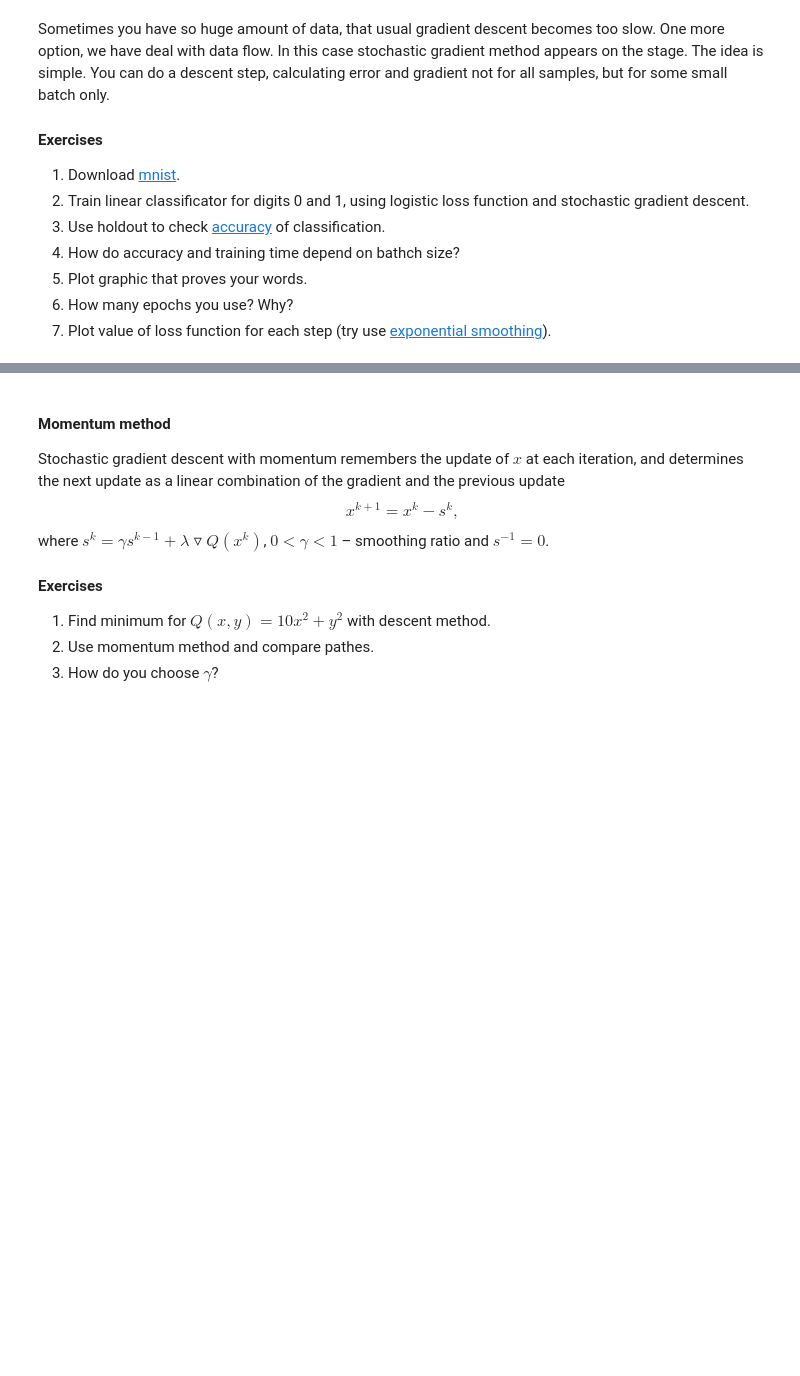
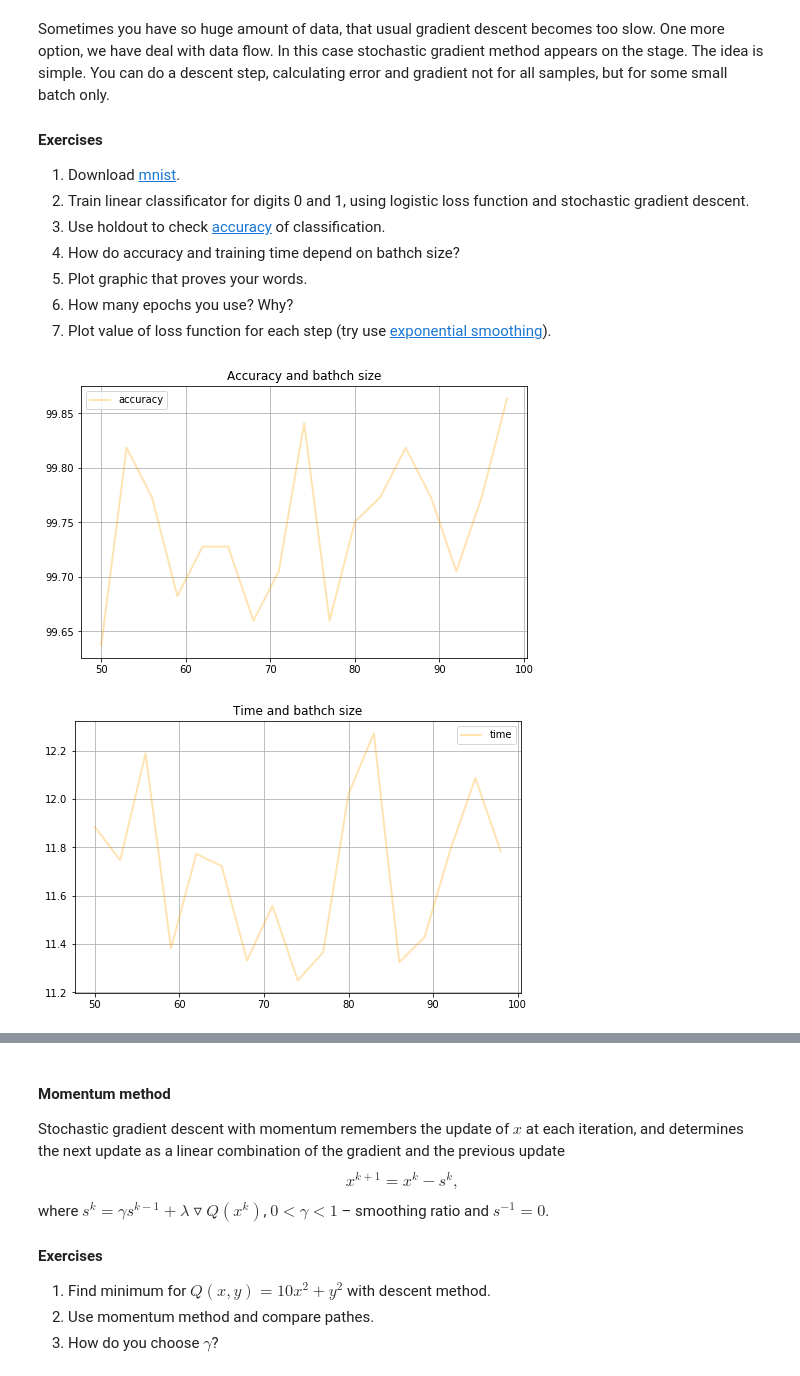
Before and after one commit to oleges1/Renju, a Jupyter notebook: lab-1_oleges.ipynb, the cells around one changed output, grey strips where cells are left out. Drawn from its saved outputs; the diff is of its cells as text; code cells hidden in the pictures; blank space fills up the shorter version.

```diff
--- a/lab-1_oleges.ipynb
+++ b/lab-1_oleges.ipynb
@@ -408,0 +508,9 @@ Sometimes you have so huge amount of data, that usual gradient descent becomes t
+# %%
+def fit(x_test, y_test, w):
+    res = 0
+    size = y_test.shape[0]
+    predict = x_test @ w.T
+    for i in range(len(y_test)):
+        if (predict[i] * y_test[i] > 0):
+            res += 1
+    return res / size * 100
@@ -408,0 +534,37 @@ Sometimes you have so huge amount of data, that usual gradient descent becomes t
+# %%
+def gradient_stohastic(x, y, w_temp, l, step_end, batch):
+    steps = 0
+    while (steps < step_end):
+        steps += 1
+        w_temp = w_temp - l * dQ_stoha(x, y, w_temp, batch)
+    return w_temp
+# %%
+import time as t
+x_train, y_train, x_test, y_test = split_train_test(x_data, y_data)
+columns = x_train.shape[1]
+PATH_acc = np.zeros((0, 2))
+PATH_time = np.zeros((0, 2))
+for bathch in range(50, 100, 3):
+    start = t.time()
+    w = gradient_stohastic(x_train, y_train, np.random.random((1, columns)), 1000, 100, bathch)
+    acc = fit(x_test, y_test, w)
+    time_work = t.time() - start
+    PATH_acc = np.vstack((PATH_acc, np.array([bathch, acc])))
+    PATH_time = np.vstack((PATH_time, np.array([bathch, time_work])))
+
+pl.figure(figsize = (8, 5))
+pl.grid(True)
+pl.title('Accuracy and bathch size')
+pl.plot(PATH_acc[:, 0], PATH_acc[:, 1], color='orange', linewidth=2, alpha=0.3, label = 'accuracy')
+pl.legend(loc='best')
+pl.show()
+
+pl.figure(figsize = (8, 5))
+pl.grid(True)
+pl.title('Time and bathch size')
+pl.plot(PATH_time[:, 0], PATH_time[:, 1], color='orange', linewidth=2, alpha=0.3, label = 'time')
+pl.legend(loc='best')
+pl.show()
+# %% [output]
+[figure, added]
+[figure, added]
```
Also changed, not shown: parts of 35 cells of this notebook.
